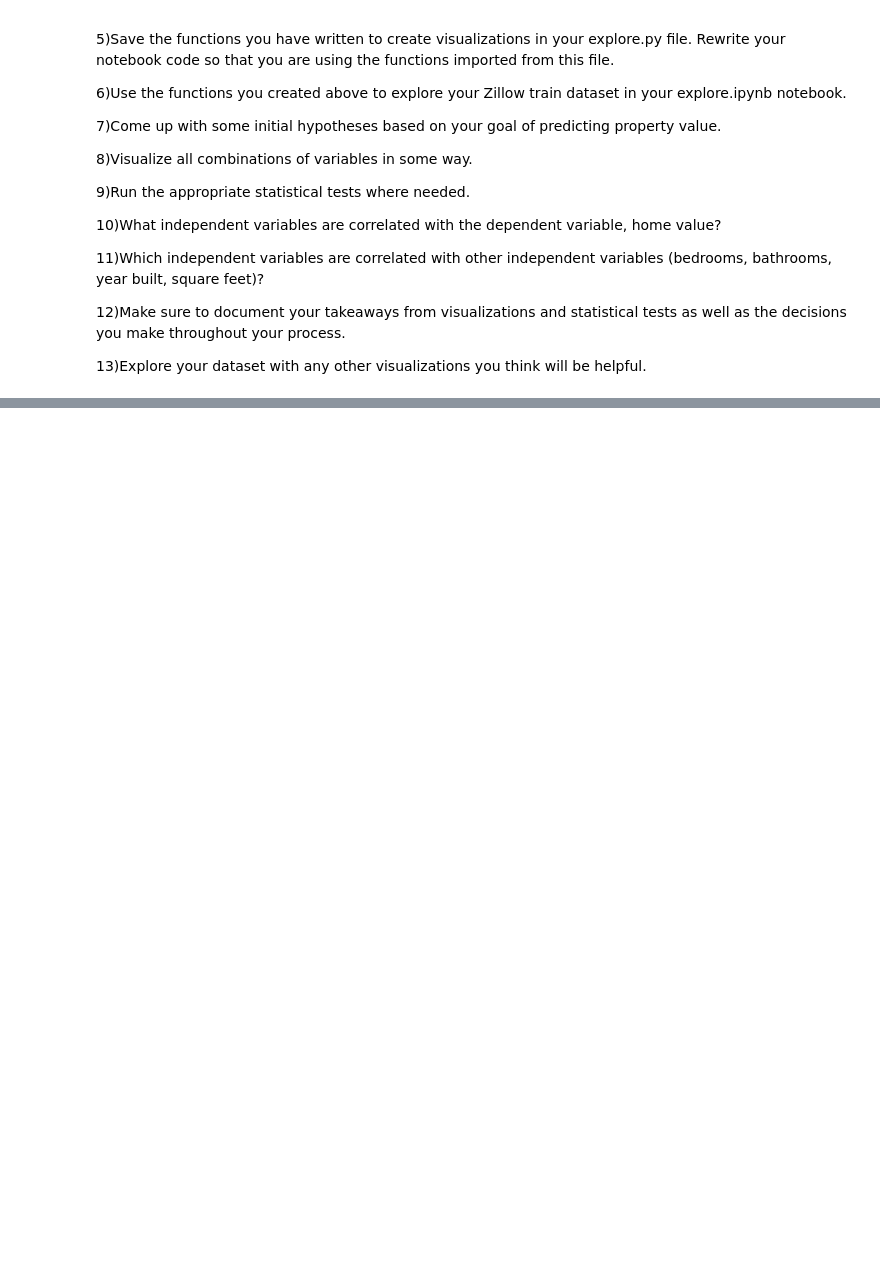
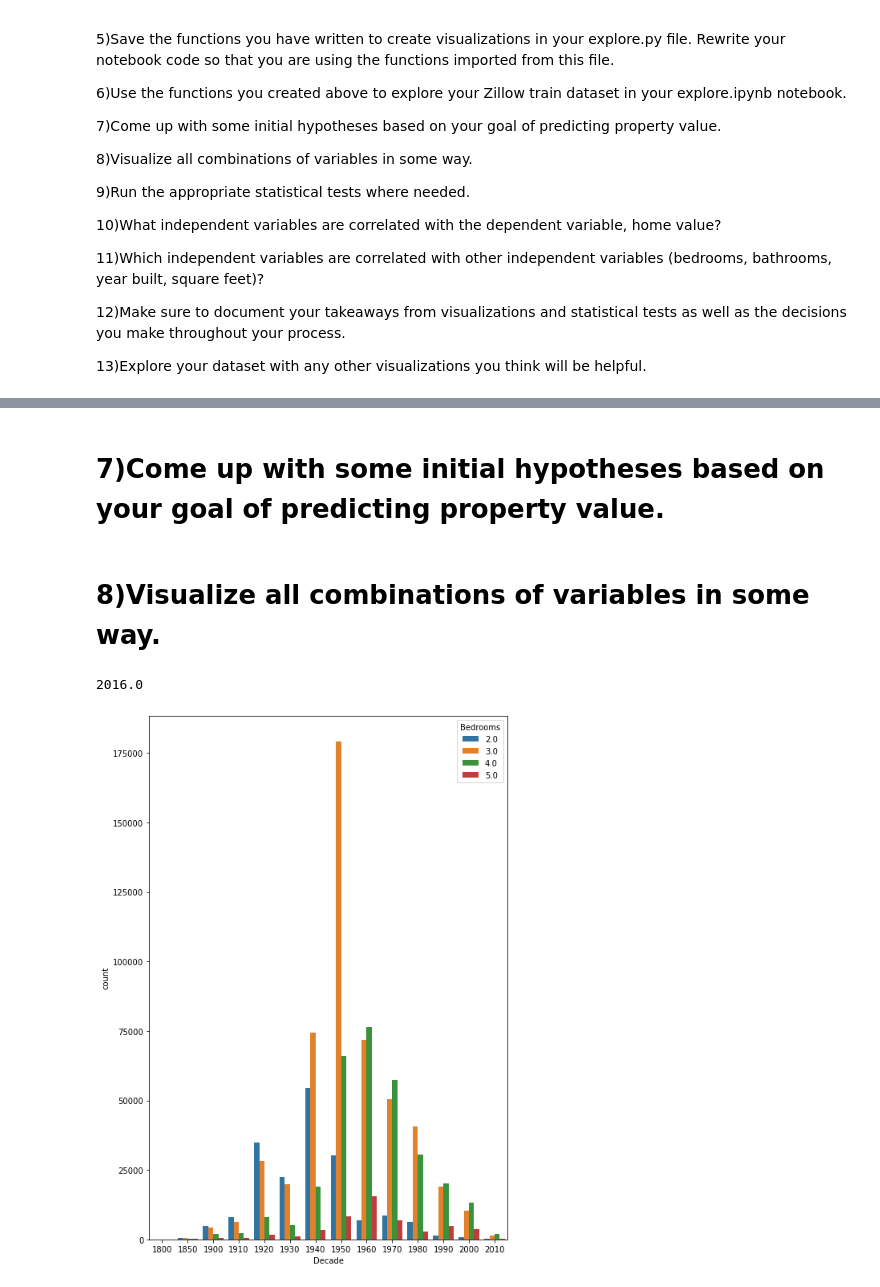
Before and after one commit to cristianibarra1/regression-exercises, a Jupyter notebook: explore.ipynb, the cells around one changed output, grey strips where cells are left out. Cells and saved outputs as stored; diff of their text form; code cells hidden in the pictures; blank space fills up the shorter version.

```diff
--- a/explore.ipynb
+++ b/explore.ipynb
@@ -34,0 +278,2 @@ In these exercises, you will run through the stages of exploration as you contin
+# %% [markdown]
+# 7)Come up with some initial hypotheses based on your goal of predicting property value.
@@ -34,0 +284,13 @@ In these exercises, you will run through the stages of exploration as you contin
+# %% [markdown]
+# 8)Visualize all combinations of variables in some way.
+# %%
+train.Year.max()
+# %% [output]
+2016.0
+# %%
+plt.figure(figsize=(8,12))
+sns.countplot(data=train, x='Decade', hue='Bedrooms')
+plt.title('Does decade effect amount of Bedrooms')
+plt.show()
+# %% [output]
+[figure, added]
```
Also changed, not shown: parts of 32 cells of this notebook.
